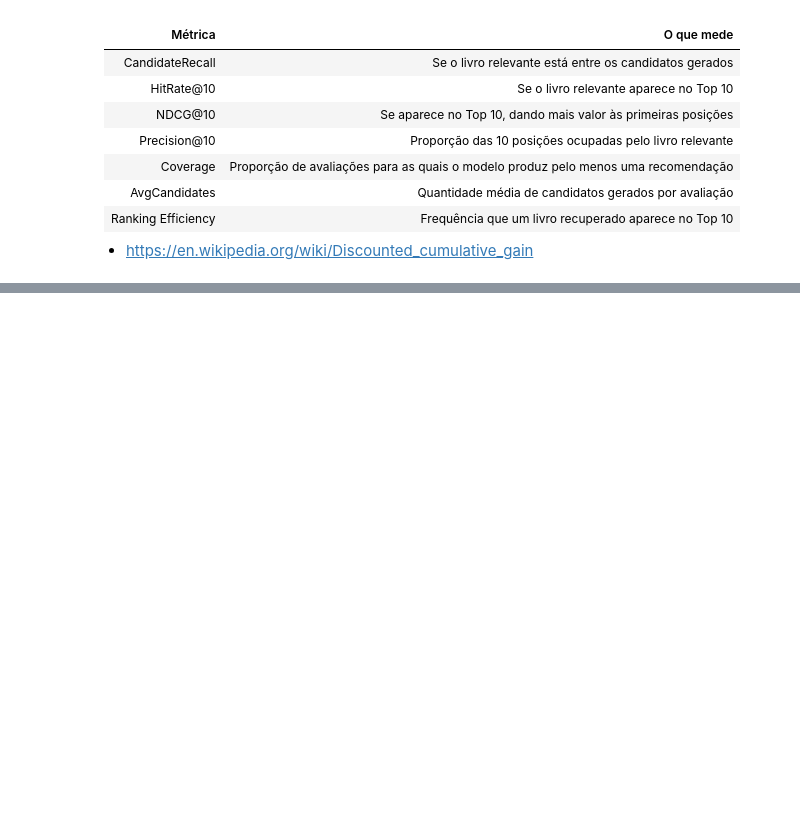
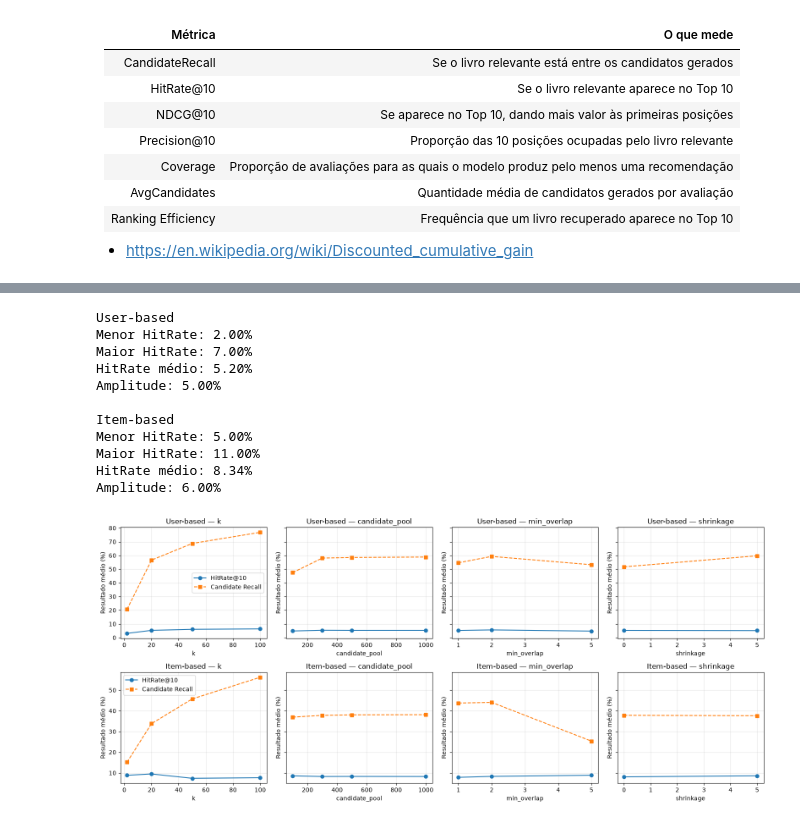
Before and after one commit to lemuel-manske/notebooks, a Jupyter notebook: furb/ml/seminario.ipynb, the cells around one changed output, grey strips where cells are left out. Drawn from its saved outputs; the diff is of its cells as text; code cells hidden in the pictures; blank space fills up the shorter version.

```diff
--- a/furb/ml/seminario.ipynb
+++ b/furb/ml/seminario.ipynb
@@ -1434,0 +1337,9 @@ build_matrices(train_df)
+# %%
+filtered_df = filter_ratings()
+
+train_df, validation_df, test_df = split_ratings(filtered_df)
+
+test_sample = test_df.sample(n=100, random_state=42)
+validation_sample = validation_df.sample(n=100, random_state=42)
+
+build_matrices(train_df)
@@ -1435,2 +1392,70 @@ build_matrices(train_df)
+# %%
+import matplotlib.pyplot as plt
+
+params = ["k", "candidate_pool", "min_overlap", "shrinkage"]
+
+fig, axes = plt.subplots(2, 4, figsize=(16, 7), sharey="row")
+
+for row, (name, results) in enumerate([
+  ("User-based", user_results),
+  ("Item-based", book_results),
+]):
+  for col, param in enumerate(params):
+    ax = axes[row, col]
+
+    grouped = results.groupby(param)[
+      ["HitRate@10", "CandidateRecall"]
+    ].mean() * 100
+
+    ax.plot(
+      grouped.index,
+      grouped["HitRate@10"],
+      "o-",
+      label="HitRate@10",
+    )
+
+    ax.plot(
+      grouped.index,
+      grouped["CandidateRecall"],
+      "s--",
+      label="Candidate Recall",
+    )
+
+    ax.set_title(f"{name} — {param}")
+    ax.set_xlabel(param)
+    ax.set_ylabel("Resultado médio (%)")
+    ax.grid(alpha=0.3)
+
+    if col == 0:
+      ax.legend()
+
+for name, results in [
+  ("User-based", user_results),
+  ("Item-based", book_results),
+]:
+  hit = results["HitRate@10"]
+
+  print(name)
+  print(f"Menor HitRate: {hit.min():.2%}")
+  print(f"Maior HitRate: {hit.max():.2%}")
+  print(f"HitRate médio: {hit.mean():.2%}")
+  print(f"Amplitude: {(hit.max() - hit.min()):.2%}")
+  print()
+
+plt.tight_layout()
+plt.show()
+# %% [output]
+User-based
+Menor HitRate: 2.00%
+Maior HitRate: 7.00%
+HitRate médio: 5.20%
+Amplitude: 5.00%
+
+Item-based
+Menor HitRate: 5.00%
+Maior HitRate: 11.00%
+HitRate médio: 8.34%
+Amplitude: 6.00%
+[figure, added]
 # %% [markdown]
 Partindo da conclusão da análise do dataset (muito esparso), aplicamos uma filtragem que exige, no mínimo, 10 avaliações por usuário. Esse refinamento melhorou bastante as métricas do modelo, mas ainda não explicam totalmente, pois os resultados ainda não são tão satisfatórios. Então, embora a geração de candidatos melhorou significativamente, ainda não conseguimos um ranking eficaz.
```
Also changed, not shown: parts of 45 cells of this notebook, 1 other file.
